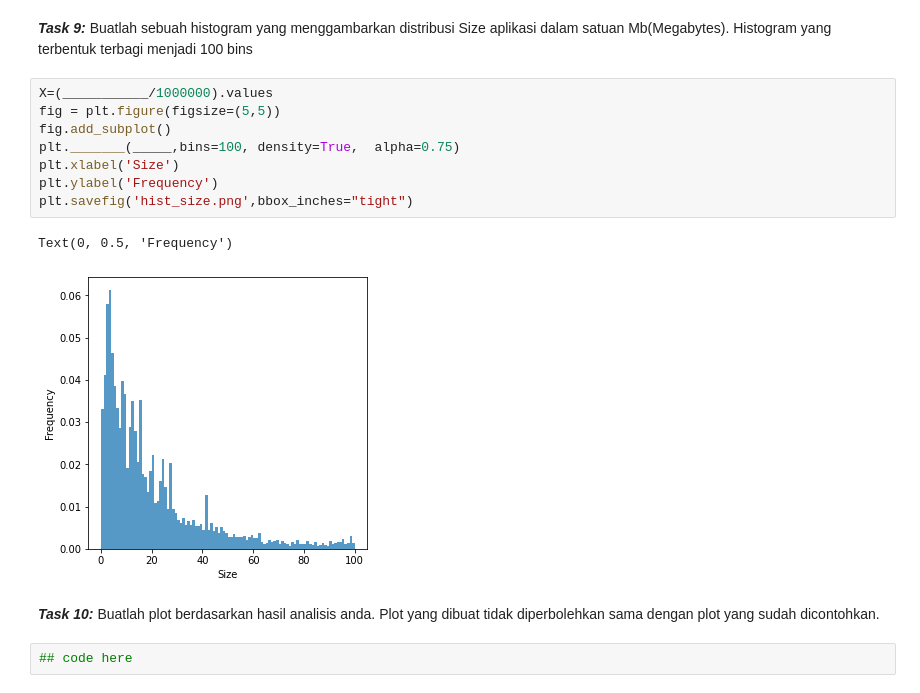
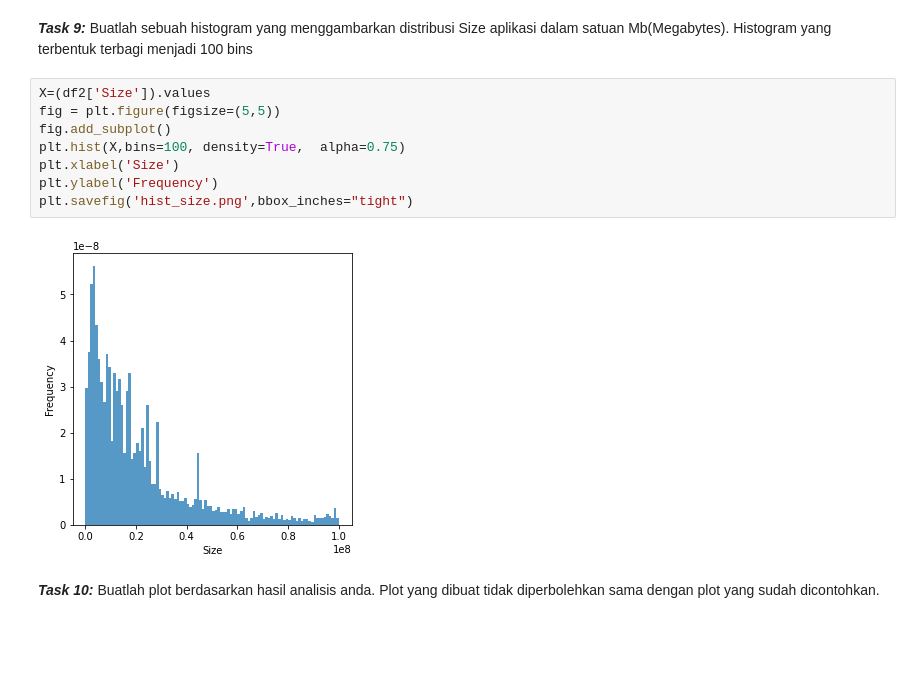
Before and after one commit to deratna/flask-ui-capstone, a Jupyter notebook: flask-ui-skeleton.ipynb, the cells around one changed output. Cells and saved outputs as stored; diff of their text form; blank space fills up the shorter version.

```diff
--- a/flask-ui-skeleton.ipynb
+++ b/flask-ui-skeleton.ipynb
@@ -200,17 +262,14 @@ plt.savefig('rev_rat.png',bbox_inches="tight")
 # %% [markdown]
 **_Task 9:_** Buatlah sebuah histogram yang menggambarkan distribusi Size aplikasi dalam satuan Mb(Megabytes). Histogram yang terbentuk terbagi menjadi 100 bins
 # %%
-X=(___________/1000000).values
+X=(df2['Size']).values
 fig = plt.figure(figsize=(5,5))
 fig.add_subplot()
-plt._______(_____,bins=100, density=True,  alpha=0.75)
+plt.hist(X,bins=100, density=True,  alpha=0.75)
 plt.xlabel('Size')
 plt.ylabel('Frequency')
 plt.savefig('hist_size.png',bbox_inches="tight")
 # %% [output]
-Text(0, 0.5, 'Frequency')
-[figure, old version]
+[figure, new version]
 # %% [markdown]
 **_Task 10:_** Buatlah plot berdasarkan hasil analisis anda. Plot yang dibuat tidak diperbolehkan sama dengan plot yang sudah dicontohkan.
-# %%
-## code here
```
Also changed, not shown: parts of 8 cells of this notebook, 6 other files.
